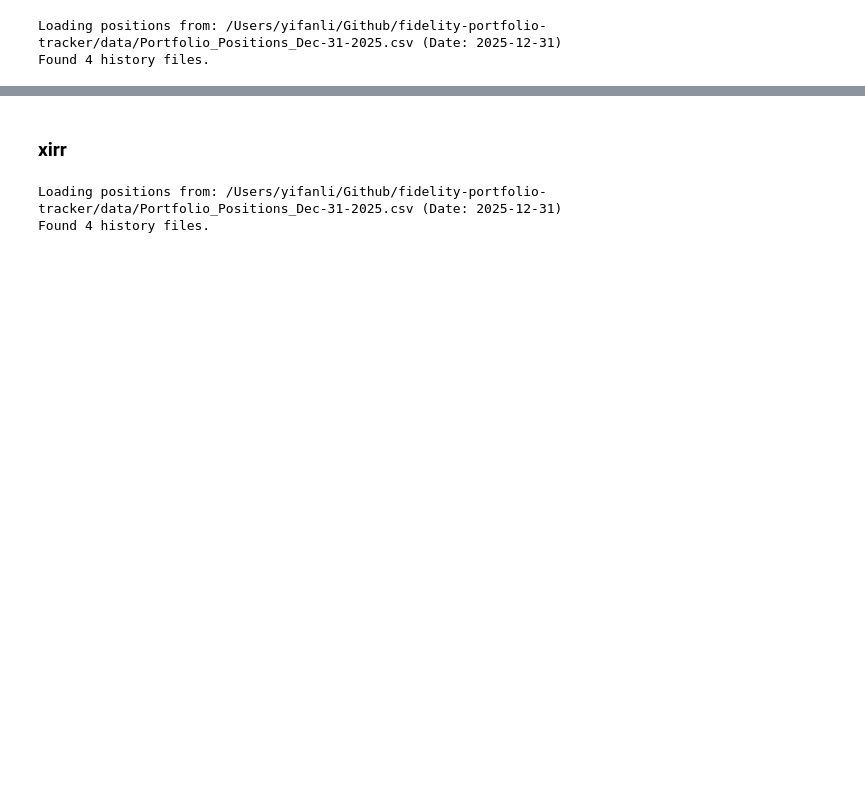
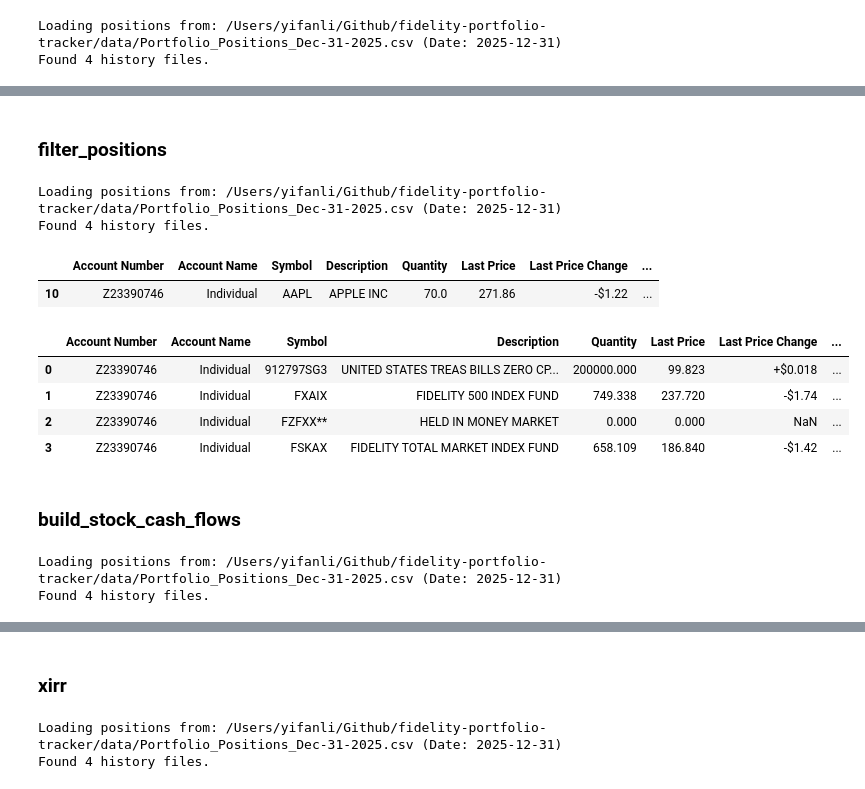
Before and after one commit to yifan-lee/fidelity-portfolio-tracker, a Jupyter notebook: Dev.ipynb, the cells around one changed output, grey strips where cells are left out. Drawn from its saved outputs; the diff is of its cells as text; code cells hidden in the pictures; blank space fills up the shorter version.

```diff
--- a/Dev.ipynb
+++ b/Dev.ipynb
@@ -231,0 +249,40 @@ False
+# %% [markdown]
+### filter_positions
+# %%
+from support_functions.data_loader import load_data
+data_dir = f'{project_path}/data'
+positions_df, transactions_df, latest_date = load_data(data_dir)
+# %% [output]
+Loading positions from: /Users/yifanli/Github/fidelity-portfolio-tracker/data/Portfolio_Positions_Dec-31-2025.csv (Date: 2025-12-31)
+Found 4 history files.
+# %%
+symbol = 'AAPL'
+df = positions_df.copy()
+df = df[df['Symbol'] == symbol]
+df.head(4)
+# %% [output]
+|  | Account Number | Account Name | Symbol | Description | Quantity | Last Price | Last Price Change | ... |
+| 10 | Z23390746 | Individual | AAPL | APPLE INC | 70.0 | 271.86 | -$1.22 | ... |
+# %%
+account_num = 'Z23390746'
+df = positions_df.copy()
+df = df[df['Account Number'] == account_num]
+df.head(4)
+# %% [output]
+|  | Account Number | Account Name | Symbol | Description | Quantity | Last Price | Last Price Change | ... |
+| 0 | Z23390746 | Individual | 912797SG3 | UNITED STATES TREAS BILLS ZERO CP... | 200000.000 | 99.823 | +$0.018 | ... |
+| 1 | Z23390746 | Individual | FXAIX | FIDELITY 500 INDEX FUND | 749.338 | 237.720 | -$1.74 | ... |
+| 2 | Z23390746 | Individual | FZFXX** | HELD IN MONEY MARKET | 0.000 | 0.000 | NaN | ... |
+| 3 | Z23390746 | Individual | FSKAX | FIDELITY TOTAL MARKET INDEX FUND | 658.109 | 186.840 | -$1.42 | ... |
+# %% [markdown]
+### build_stock_cash_flows
+# %%
+from support_functions.data_loader import load_data
+from support_functions.analysis import (
+    filter_transactions, filter_positions
+)
+data_dir = f'{project_path}/data'
+positions_df, transactions_df, latest_date = load_data(data_dir)
+# %% [output]
+Loading positions from: /Users/yifanli/Github/fidelity-portfolio-tracker/data/Portfolio_Positions_Dec-31-2025.csv (Date: 2025-12-31)
+Found 4 history files.
```
Also changed, not shown: parts of 32 cells of this notebook, 4 other files.
